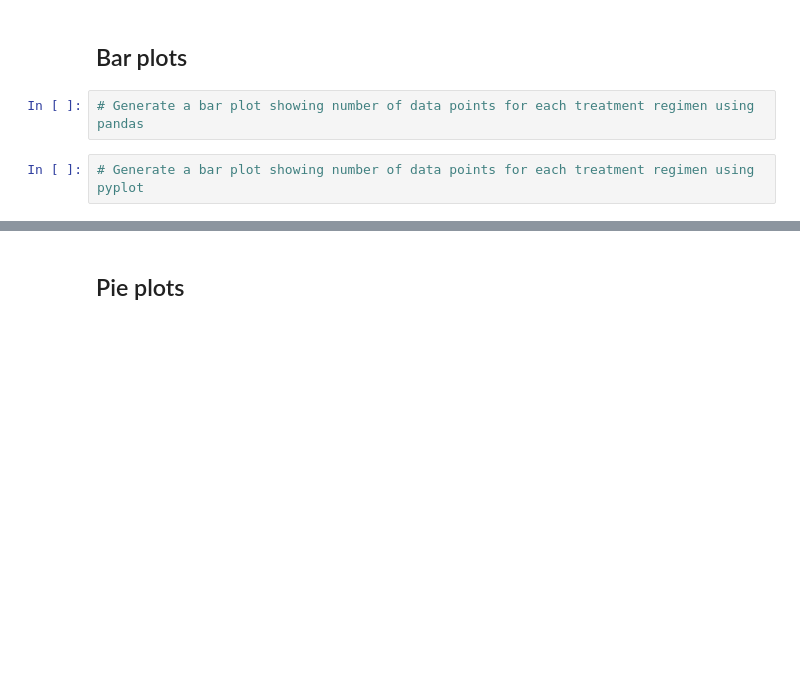
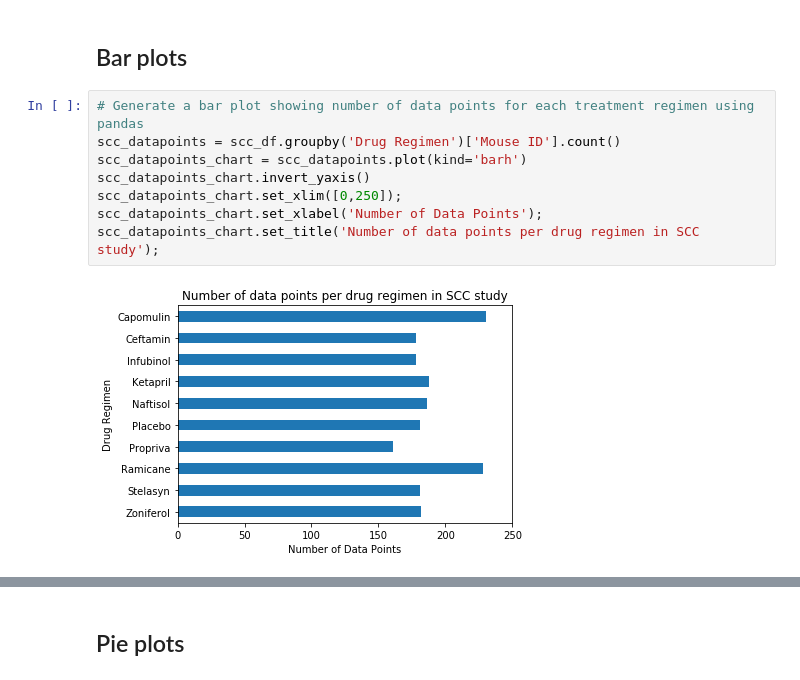
Before and after one commit to nqazimn/matplotlib-challenge, a Jupyter notebook: pymaceuticals_QAZINabeel_HW5.ipynb, the cells around one changed output, grey strips where cells are left out. Drawn from its saved outputs; the diff is of its cells as text; blank space fills up the shorter version.

Commit message:
Created summary table and added bar charts and pie plot

```diff
--- a/pymaceuticals_QAZINabeel_HW5.ipynb
+++ b/pymaceuticals_QAZINabeel_HW5.ipynb
@@ -66,5 +75,11 @@ Name: Tumor Volume (mm3), dtype: float64
 ## Bar plots
 # %%
 # Generate a bar plot showing number of data points for each treatment regimen using pandas
+scc_datapoints = scc_df.groupby('Drug Regimen')['Mouse ID'].count()
+scc_datapoints_chart = scc_datapoints.plot(kind='barh')
+scc_datapoints_chart.invert_yaxis()
+scc_datapoints_chart.set_xlim([0,250]);
+scc_datapoints_chart.set_xlabel('Number of Data Points');
+scc_datapoints_chart.set_title('Number of data points per drug regimen in SCC study');
+# %% [output]
+[figure, added]
-# %%
-# Generate a bar plot showing number of data points for each treatment regimen using pyplot
```
Also changed, not shown: parts of 7 cells of this notebook.
